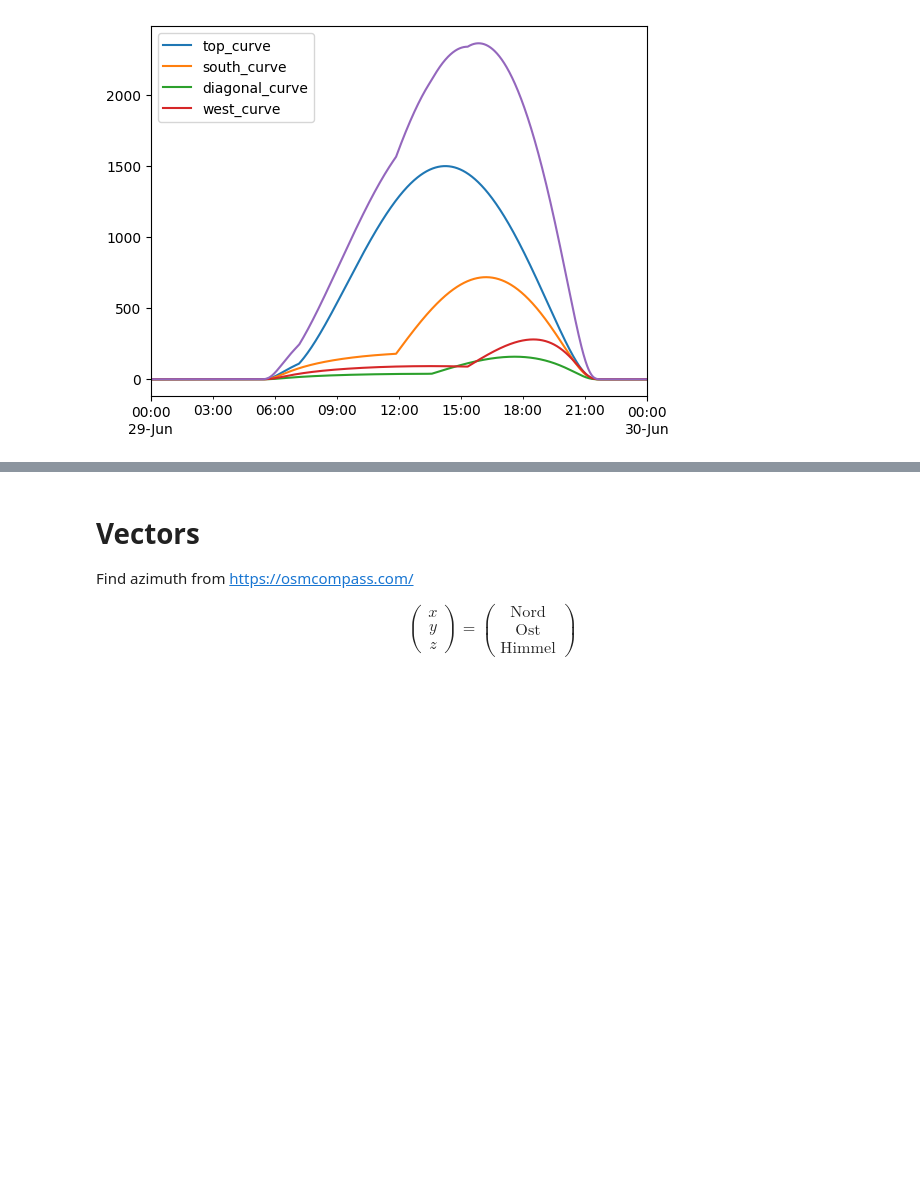
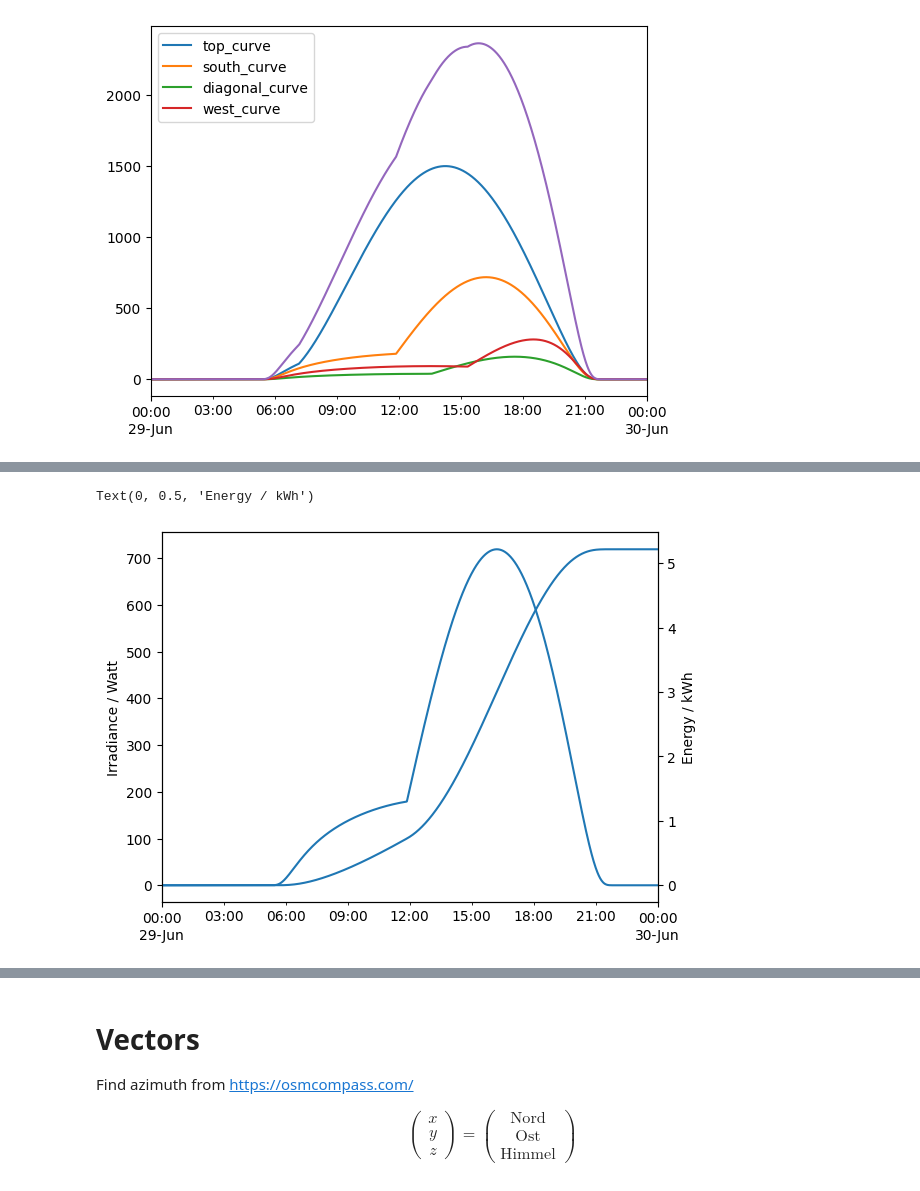
Before and after one commit to bixel/sunposition, a Jupyter notebook: irradiation.ipynb, the cells around one changed output, grey strips where cells are left out. Cells and saved outputs as stored; diff of their text form; code cells hidden in the pictures; blank space fills up the shorter version.

```diff
--- a/irradiation.ipynb
+++ b/irradiation.ipynb
@@ -193,0 +234,10 @@ df_combined_opt[["top_curve", "south_curve", "diagonal_curve", "west_curve"]].su
+# %%
+df_combined_opt["south_curve_integrate"] = integrate.cumulative_trapezoid(df_combined_opt["south_curve"], initial=0, dx=60) / 3_600_000
+df_combined_opt["south_curve"].plot()
+plt.ylabel("Irradiance / Watt")
+plt.twinx()
+df_combined_opt["south_curve_integrate"].plot()
+plt.ylabel("Energy / kWh")
+# %% [output]
+Text(0, 0.5, 'Energy / kWh')
+[figure, added]
```
Also changed, not shown: parts of 6 cells of this notebook, 1 other file.
